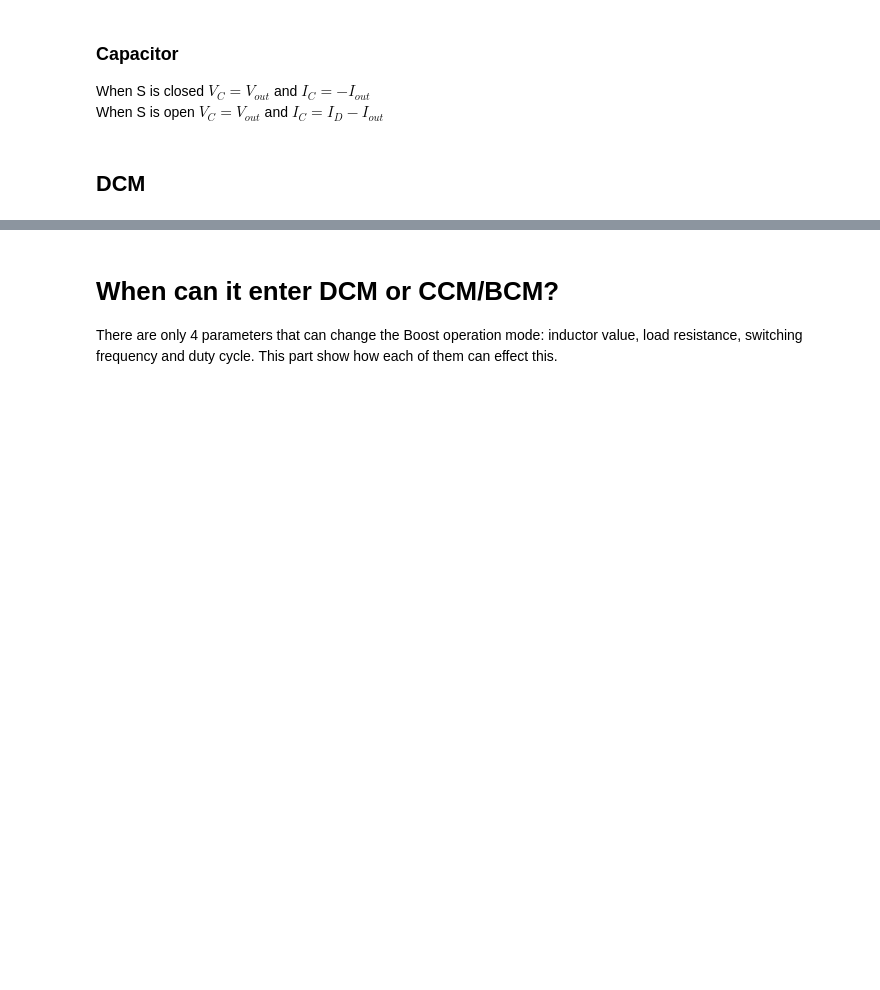
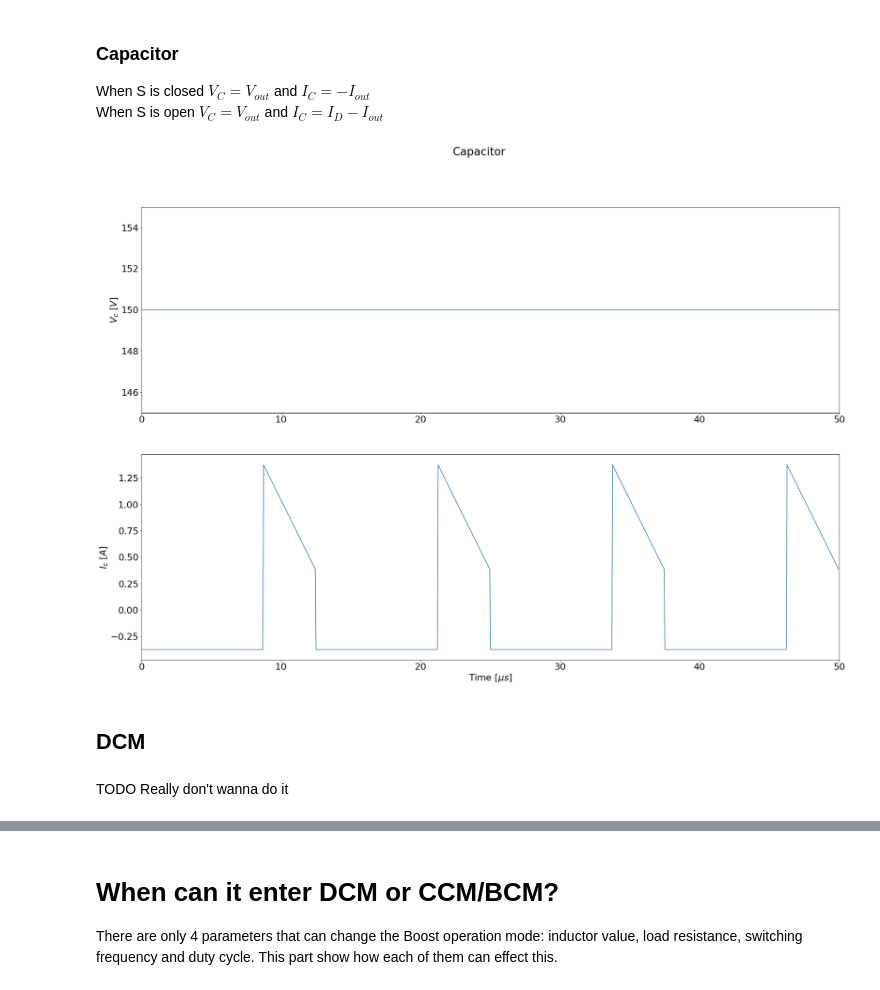
Before and after one commit to HDialani/Boost-converter, a Jupyter notebook: Basics_of_boost_converter/Basics_of_Boost_converter.ipynb, the cells around one changed output, grey strips where cells are left out. Saved outputs shown, nothing was run; the diff lists cells and outputs as text; code cells hidden in the pictures; blank space fills up the shorter version.

```diff
--- a/Basics_of_boost_converter/Basics_of_Boost_converter.ipynb
+++ b/Basics_of_boost_converter/Basics_of_Boost_converter.ipynb
@@ -201,23 +201,29 @@ for i in range(N):
     I_c.extend(I_intermediate2)
 # %%
 plt.figure(4)
+plt.rcParams['figure.figsize'] = [30, 20]
+plt.rcParams.update({'font.size': 22})
 plt.subplot(211)
 plt.plot(1e6 * X, V_c)
 plt.xlim([0, N * 1e6 * Ts])
 plt.ylim([V_out - 5, V_out + 5])
 # plt.xlabel('Time [$\mu s$]')
 plt.ylabel('$V_c$ [$V$]')
 
 plt.subplot(212)
 plt.plot(1e6 * X, I_c)
 plt.xlim([0, N * 1e6 * Ts])
 plt.ylim([-I_out - 0.1, (I_in + I_ripple - I_out) + 0.1])
 plt.xlabel('Time [$\mu s$]')
 plt.ylabel('$I_{c}$ [$A$]')
 plt.suptitle('Capacitor')
 plt.show()
+# %% [output]
+[figure, added]
 # %% [markdown]
 ## DCM
+# %% [markdown]
+TODO Really don't wanna do it
 # %% [markdown]
 # Generatal equations.
 
```
